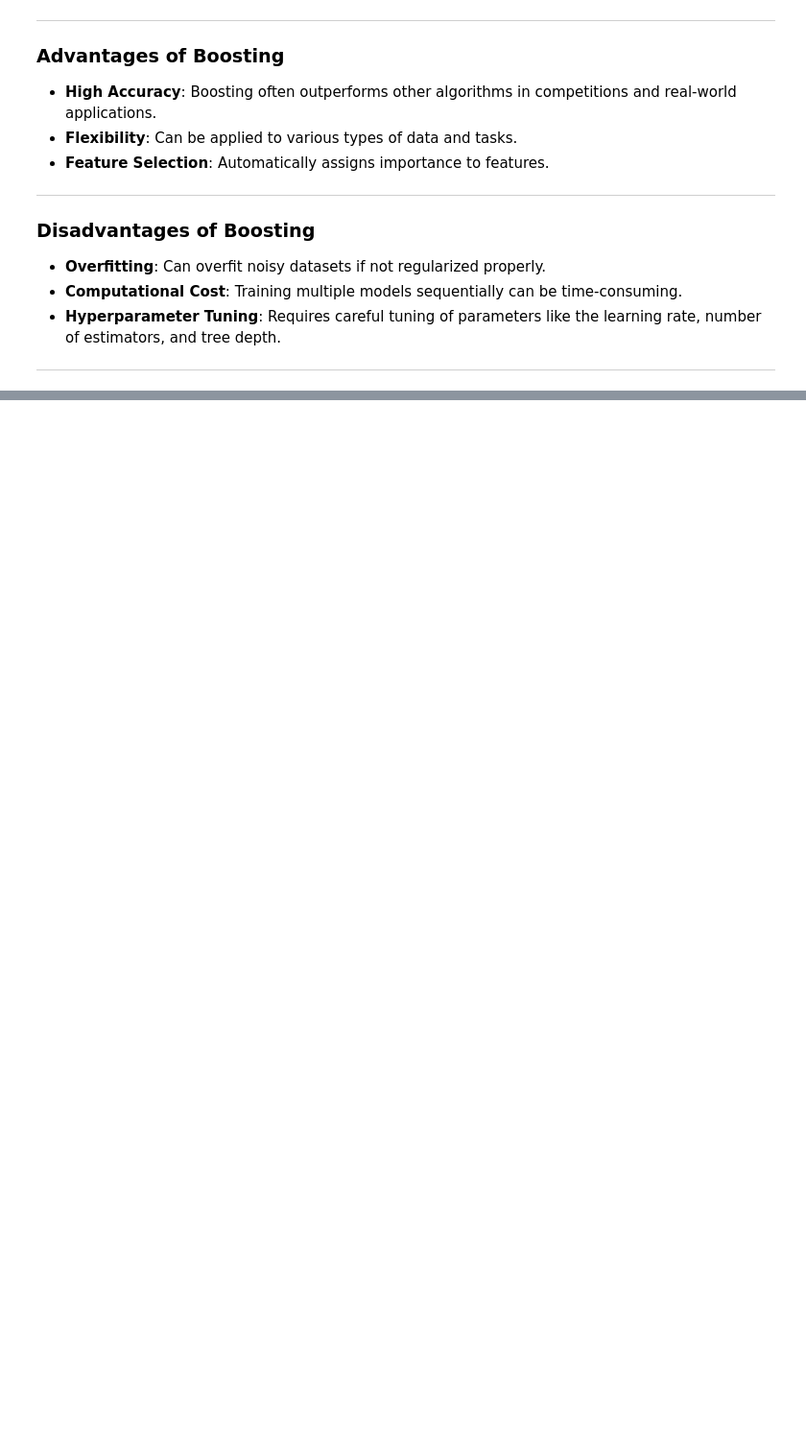
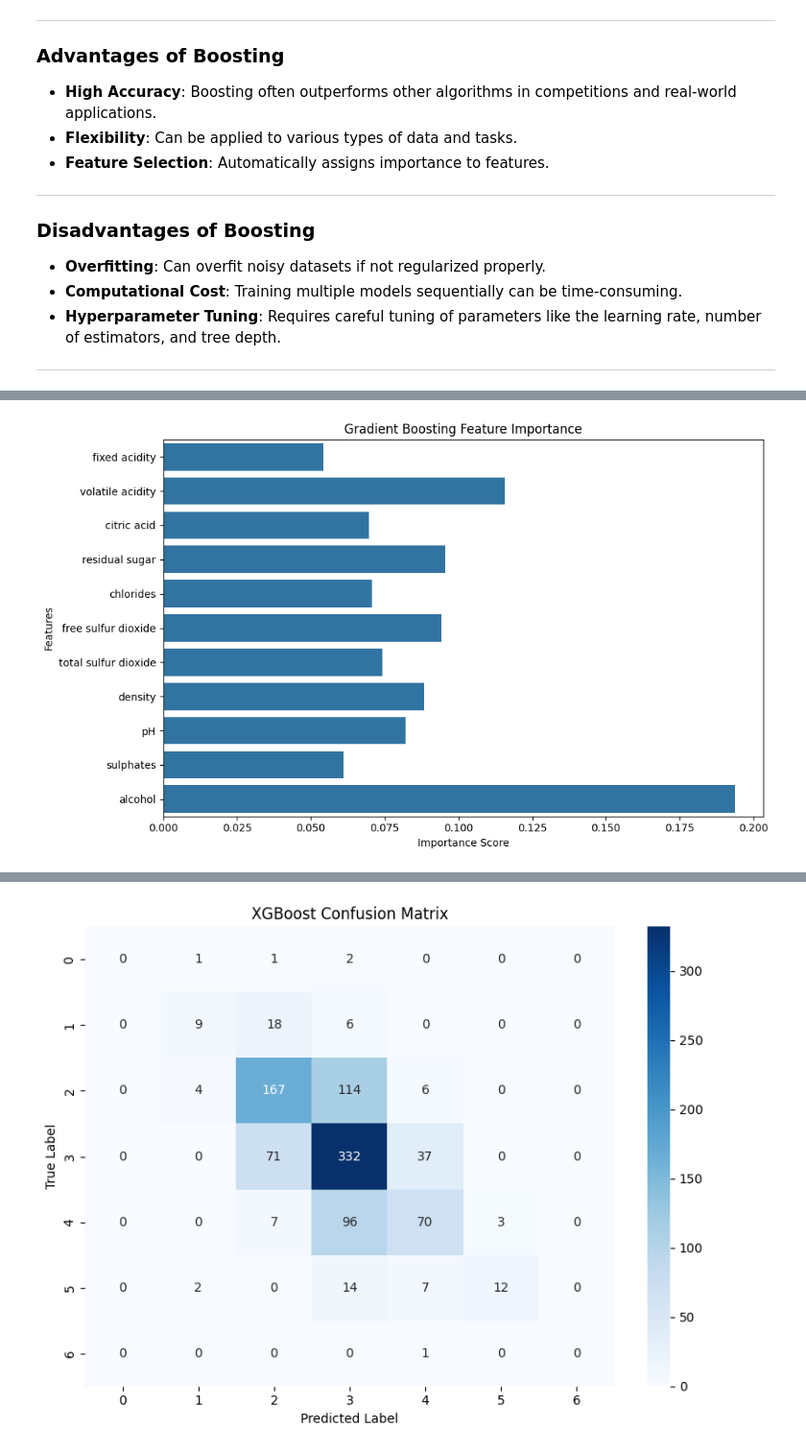
Before and after one commit to NanayawBawiah/FinalProject, a Jupyter notebook: supervised/EnsebleMethods/EnsembleMethods.ipynb, the cells around one changed output, grey strips where cells are left out. Shown at 96% size. Saved outputs shown, nothing was run; the diff lists cells and outputs as text; code cells hidden in the pictures; blank space fills up the shorter version.

```diff
--- a/supervised/EnsebleMethods/EnsembleMethods.ipynb
+++ b/supervised/EnsebleMethods/EnsembleMethods.ipynb
@@ -253,37 +102,33 @@ NameError: name 'gb_classifier' is not defined
 # %%
-import pandas as pd
-import numpy as np
-from sklearn.model_selection import train_test_split, cross_val_score, StratifiedKFold
-from sklearn.preprocessing import StandardScaler
-from sklearn.metrics import accuracy_score, classification_report, confusion_matrix
-from xgboost import XGBClassifier
-from sklearn.ensemble import GradientBoostingClassifier
-import matplotlib.pyplot as plt
-import seaborn as sns
+
 
 # Load the dataset
-# Note: Update the path to match your actual dataset location
 df = pd.read_csv('winequality-white.csv', sep=';')
 
 # Separate features and target
 X = df.drop('quality', axis=1)
 y = df['quality']
 
+# Normalize the target variable (shift values to start from 0)
+y = y - y.min()
+
+# Verify the new class range
+print(f"Target variable values after normalization: {sorted(y.unique())}")
+
 # Split the data into training and testing sets
 X_train, X_test, y_train, y_test = train_test_split(X, y, test_size=0.2, random_state=42, stratify=y)
 
-# Scale the features
-scaler = StandardScaler()
-X_train_scaled = scaler.fit_transform(X_train)
-X_test_scaled = scaler.transform(X_test)
+# Define Cross-validation with Pipeline
+def cross_validation_with_pipeline(model, X, y):
+    # Wrap the model in a pipeline
+    pipeline = Pipeline([
+        ('scaler', StandardScaler()),  # Add scaling as part of the pipeline
+        ('classifier', model)         # Include the classifier
+    ])
 
-# Modified Cross-validation function
-def cross_validation(model, X, y):
-    # Use StratifiedKFold for classification tasks
+    # Stratified cross-validation
     cv = StratifiedKFold(n_splits=5, shuffle=True, random_state=42)
-
-    # Perform cross-validation
-    cv_scores = cross_val_score(model, X, y, cv=cv, scoring='accuracy')
+    cv_scores = cross_val_score(pipeline, X, y, cv=cv, scoring='accuracy')
 
     print("\nCross-Validation Scores:", cv_scores)
     print("Mean CV Score:", cv_scores.mean())
@@ -291,32 +136,22 @@ def cross_validation(model, X, y):
 
 # XGBoost Classifier
 def xgboost_model(X_train, y_train, X_test, y_test):
-    # XGBoost Model
     xgb_model = XGBClassifier(
         n_estimators=100,
         learning_rate=0.1,
         max_depth=5,
         random_state=42,
-        use_label_encoder=False,  # Explicitly set to avoid warnings
-        eval_metric='mlogloss'    # Multi-class log loss
+        use_label_encoder=False,
+        eval_metric='mlogloss'
     )
-
-    # Fit the model
     xgb_model.fit(X_train, y_train)
-
-    # Predictions
     y_pred_xgb = xgb_model.predict(X_test)
-
-    # Evaluation
     print("XGBoost Classifier Results:")
     print("Accuracy:", accuracy_score(y_test, y_pred_xgb))
     print("\nClassification Report:")
     print(classification_report(y_test, y_pred_xgb))
-
-    # Feature Importance
     feature_importance = xgb_model.feature_importances_
     feature_names = X.columns
-
     plt.figure(figsize=(10, 6))
     sns.barplot(x=feature_importance, y=feature_names)
     plt.title('XGBoost Feature Importance')
@@ -324,35 +159,24 @@ def xgboost_model(X_train, y_train, X_test, y_test):
     plt.ylabel('Features')
     plt.tight_layout()
     plt.show()
-
     return xgb_model
 
 # Gradient Boosting Classifier
 def gradient_boosting_model(X_train, y_train, X_test, y_test):
-    # Gradient Boosting Model
     gb_model = GradientBoostingClassifier(
         n_estimators=100,
         learning_rate=0.1,
         max_depth=5,
         random_state=42
     )
-
-    # Fit the model
     gb_model.fit(X_train, y_train)
-
-    # Predictions
     y_pred_gb = gb_model.predict(X_test)
-
-    # Evaluation
     print("Gradient Boosting Classifier Results:")
     print("Accuracy:", accuracy_score(y_test, y_pred_gb))
     print("\nClassification Report:")
     print(classification_report(y_test, y_pred_gb))
-
-    # Feature Importance
     feature_importance = gb_model.feature_importances_
     feature_names = X.columns
-
     plt.figure(figsize=(10, 6))
     sns.barplot(x=feature_importance, y=feature_names)
     plt.title('Gradient Boosting Feature Importance')
@@ -360,7 +184,6 @@ def gradient_boosting_model(X_train, y_train, X_test, y_test):
     plt.ylabel('Features')
     plt.tight_layout()
     plt.show()
-
     return gb_model
 
 # Confusion Matrix Plotting
@@ -377,21 +200,21 @@ def plot_confusion_matrix(y_true, y_pred, title):
 # Main execution
 def main():
     # XGBoost Analysis
-    xgb_classifier = xgboost_model(X_train_scaled, y_train, X_test_scaled, y_test)
-    cross_validation(xgb_classifier, X_train_scaled, y_train)
+    print("\n--- XGBoost Analysis ---")
+    xgb_classifier = xgboost_model(X_train, y_train, X_test, y_test)
+    cross_validation_with_pipeline(xgb_classifier, X, y)
 
     # Gradient Boosting Analysis
-    gb_classifier = gradient_boosting_model(X_train_scaled, y_train, X_test_scaled, y_test)
-    cross_validation(gb_classifier, X_train_scaled, y_train)
+    print("\n--- Gradient Boosting Analysis ---")
+    gb_classifier = gradient_boosting_model(X_train, y_train, X_test, y_test)
+    cross_validation_with_pipeline(gb_classifier, X, y)
 
     # Plot confusion matrices
-    y_pred_xgb = xgb_classifier.predict(X_test_scaled)
-    y_pred_gb = gb_classifier.predict(X_test_scaled)
-
+    y_pred_xgb = xgb_classifier.predict(X_test)
+    y_pred_gb = gb_classifier.predict(X_test)
     plot_confusion_matrix(y_test, y_pred_xgb, 'XGBoost Confusion Matrix')
     plot_confusion_matrix(y_test, y_pred_gb, 'Gradient Boosting Confusion Matrix')
 
-# Run the main function
 if __name__ == "__main__":
     main()
 # %% [output]
@@ -398,0 +279 @@ ValueError: Invalid classes inferred from unique values of `y`.  Expected: [0 1
+[figure, added]
@@ -398,0 +283 @@ ValueError: Invalid classes inferred from unique values of `y`.  Expected: [0 1
+[figure, added]
```
Also changed, not shown: parts of 10 cells of this notebook, 6 other files.
